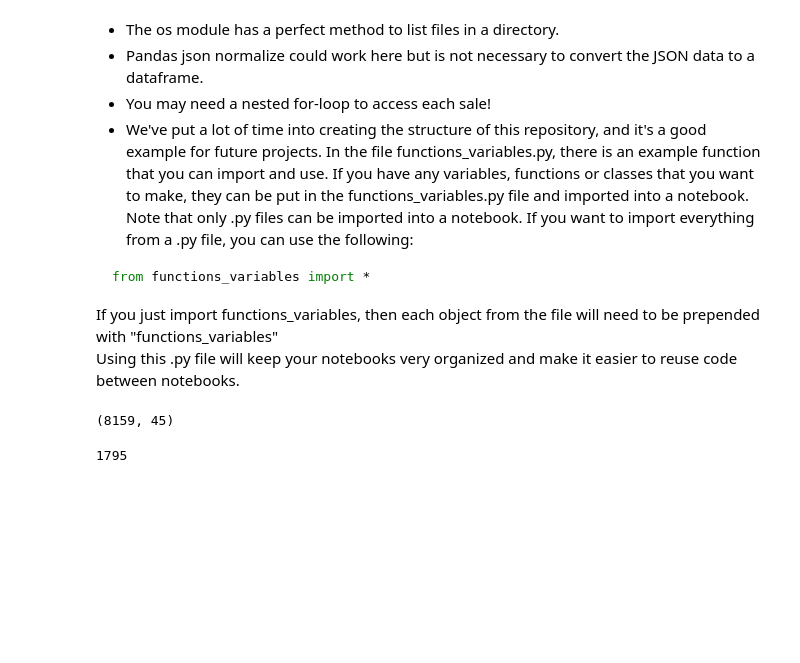
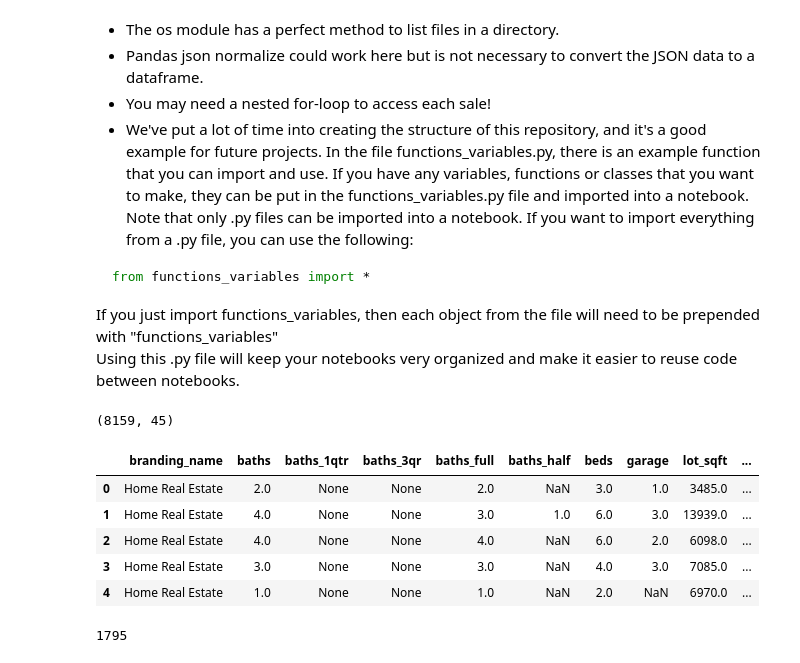
Before and after one commit to tylanoflynn/supervised_learning, a Jupyter notebook: notebooks/EDA.ipynb, the cells around one changed output. Saved outputs shown, nothing was run; the diff lists cells and outputs as text; code cells hidden in the pictures; blank space fills up the shorter version.

```diff
--- a/notebooks/EDA.ipynb
+++ b/notebooks/EDA.ipynb
@@ -82,33 +83,40 @@ for file in file_list:
                     'is_subdivision': get_nested_value(result, 'flags', 'is_subdivision'),
                     'last_update_date': get_nested_value(result, 'last_update_date'),
                     'show_contact_an_agent': get_nested_value(result, 'lead_attributes', 'show_contact_an_agent'),
                     'list_date': get_nested_value(result, 'list_date'),
                     'list_price': get_nested_value(result, 'list_price'),
                     'listing_id': get_nested_value(result, 'listing_id'),
                     'city': get_nested_value(result, 'location', 'address', 'city'),
                     'lat': get_nested_value(result, 'location', 'address', 'coordinate', 'lat'),
                     'lon': get_nested_value(result, 'location', 'address', 'coordinate', 'lon'),
                     'line': get_nested_value(result, 'location', 'address', 'line'),
                     'postal_code': get_nested_value(result, 'location', 'address', 'postal_code'),
                     'state': get_nested_value(result, 'location', 'address', 'state'),
                     'state_code': get_nested_value(result, 'location', 'address', 'state_code'),
                     'open_houses': get_nested_value(result, 'open_houses'),
                     'price_reduced_amount': get_nested_value(result, 'price_reduced_amount'),
                     'brand_name': get_nested_value(result, 'products', 'brand_name'),
                     'property_id': get_nested_value(result, 'property_id'),
                     'status': get_nested_value(result, 'status'),
                     'tags': get_nested_value(result, 'tags'),
                 }
                 extracted_data.append(row)
         extracted_dataframe = pd.DataFrame(extracted_data).drop_duplicates("property_id")
         all_data = pd.concat([all_data, extracted_dataframe])
     except:
         continue
 df = all_data
 # # print(all_data.info())
 print(df.shape)
+df.head()
 # %% [output]
 (8159, 45)
+|  | branding_name | baths | baths_1qtr | baths_3qr | baths_full | baths_half | beds | garage | lot_sqft | ... |
+| 0 | Home Real Estate | 2.0 | None | None | 2.0 | NaN | 3.0 | 1.0 | 3485.0 | ... |
+| 1 | Home Real Estate | 4.0 | None | None | 3.0 | 1.0 | 6.0 | 3.0 | 13939.0 | ... |
+| 2 | Home Real Estate | 4.0 | None | None | 4.0 | NaN | 6.0 | 2.0 | 6098.0 | ... |
+| 3 | Home Real Estate | 3.0 | None | None | 3.0 | NaN | 4.0 | 3.0 | 7085.0 | ... |
+| 4 | Home Real Estate | 1.0 | None | None | 1.0 | NaN | 2.0 | NaN | 6970.0 | ... |
 # %%
 df.reset_index(drop=True, inplace=True)
 # df.info()
```
Also changed, not shown: parts of 17 cells of this notebook.
